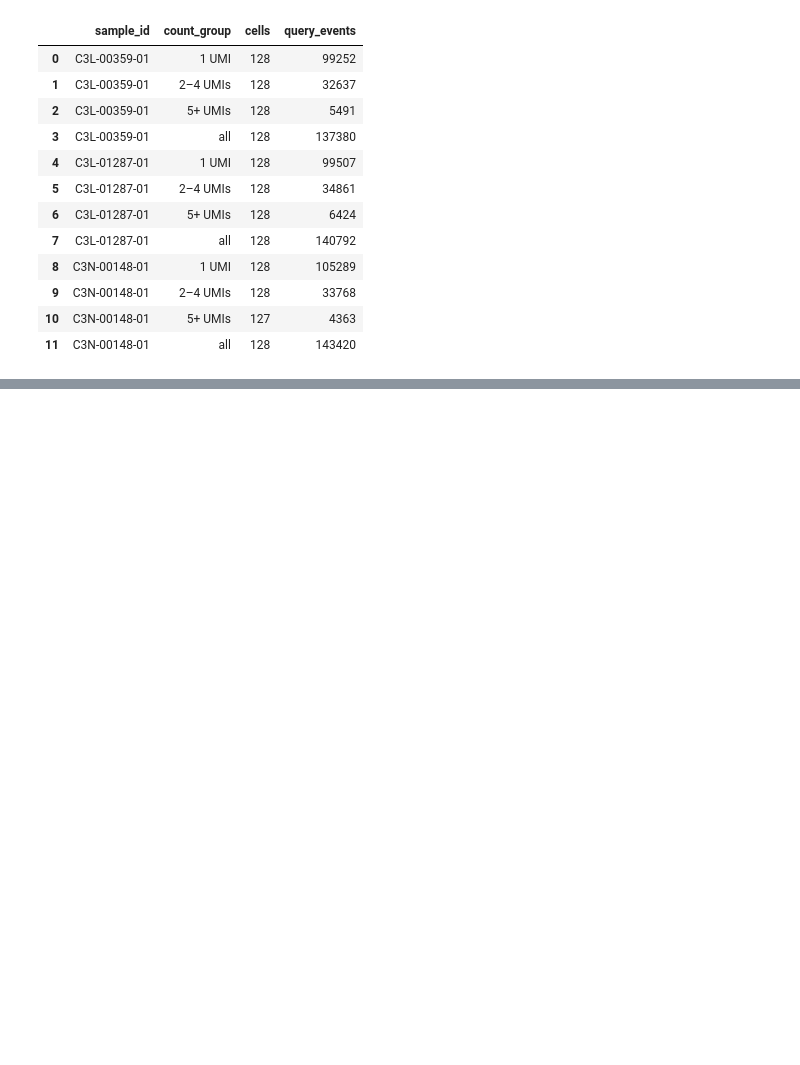
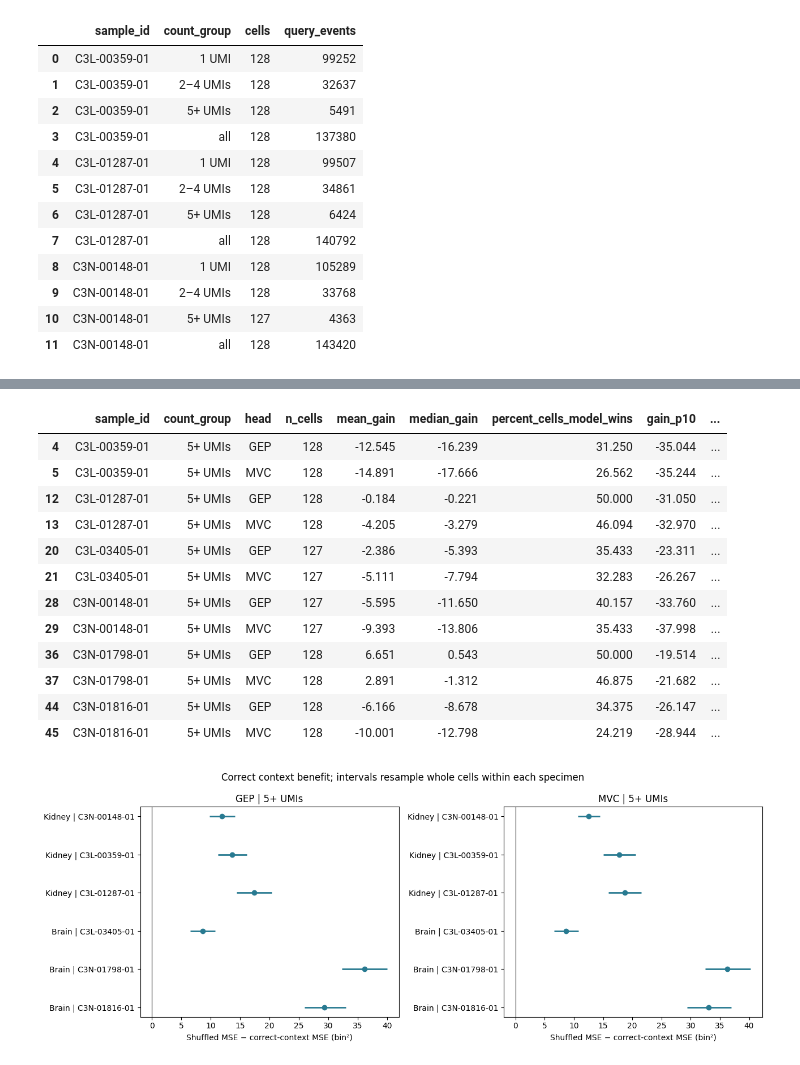
Before and after one commit to AkashPrasad2/scgpt-cna, a Jupyter notebook: notebooks/05-scGPT_benchmarking.ipynb, the cells around one changed output, grey strips where cells are left out. Cells and saved outputs as stored; diff of their text form; code cells hidden in the pictures; blank space fills up the shorter version.

```diff
--- a/notebooks/05-scGPT_benchmarking.ipynb
+++ b/notebooks/05-scGPT_benchmarking.ipynb
@@ -945,0 +2470,66 @@ Figures: /home/akash1/scgpt-cna/multicase_expression/results/20261105T2128423167
+# %%
+# 6 — Diagnostic 2: correct versus shuffled context, paired within the same cell.
+context_rows = []
+for sid in SAMPLE_IDS:
+    for group in COUNT_GROUPS:
+        part = cell_scores.loc[cell_scores["sample_id"].eq(sid) & cell_scores["count_group"].eq(group)]
+        table = part.pivot(index="cell_id", columns="method", values="MSE")
+        for head in ["GEP", "MVC"]:
+            if table.empty:
+                continue
+            gain = table[head + "_shuffled"] - table[head]
+            lo, hi = bootstrap_mean(gain)
+            context_rows.append({
+                "sample_id": sid, "count_group": group, "head": head, "n_cells": len(gain),
+                "correct_MSE": float(table[head].mean()),
+                "shuffled_MSE": float(table[head + "_shuffled"].mean()),
+                "mean_context_gain": float(gain.mean()), "median_context_gain": float(gain.median()),
+                "percent_cells_correct_context_wins": float(100 * gain.gt(0).mean()),
+                "cell_bootstrap_low": float(lo), "cell_bootstrap_high": float(hi),
+            })
+context_summary = pd.DataFrame(context_rows).merge(sample_info.reset_index(), on="sample_id")
+context_summary.to_csv(OUT / "correct_vs_shuffled_context.csv", index=False)
+print("Positive gain means correct gene–expression associations helped.")
+display(context_summary.loc[context_summary["count_group"].eq("5+ UMIs")].round(3))
+
+# Original model versus baseline: paired per-cell gains and spread of the benefit.
+baseline_rows = []
+for (sid, group, head), part in cell_scores.loc[cell_scores["method"].isin(["GEP", "MVC"])].groupby(
+        ["sample_id", "count_group", "method"]):
+    gain = part["MSE_gain"].to_numpy()
+    lo, hi = bootstrap_mean(gain)
+    baseline_rows.append({"sample_id": sid, "count_group": group, "head": head,
+                          "n_cells": len(gain), "mean_gain": float(gain.mean()),
+                          "median_gain": float(np.median(gain)),
+                          "percent_cells_model_wins": float(100 * np.mean(gain > 0)),
+                          "gain_p10": float(np.quantile(gain, .1)), "gain_p90": float(np.quantile(gain, .9)),
+                          "cell_bootstrap_low": float(lo), "cell_bootstrap_high": float(hi)})
+baseline_gain_spread = pd.DataFrame(baseline_rows)
+baseline_gain_spread.to_csv(OUT / "paired_baseline_gain_spread.csv", index=False)
+print("Does the exceptional specimen improve in many cells, or a minority with large gains?")
+display(baseline_gain_spread.loc[baseline_gain_spread["count_group"].eq("5+ UMIs")].round(3))
+
+fig, axes = plt.subplots(1, 2, figsize=(13, 5), squeeze=False)
+for ax, head in zip(axes[0], ["GEP", "MVC"]):
+    part = context_summary.loc[context_summary["count_group"].eq("5+ UMIs") &
+                               context_summary["head"].eq(head)].set_index("sample_id").reindex(SAMPLE_IDS)
+    x = part["mean_context_gain"].to_numpy()
+    lo = part["cell_bootstrap_low"].to_numpy()
+    hi = part["cell_bootstrap_high"].to_numpy()
+    y = np.arange(len(SAMPLE_IDS))
+    # Draw intervals directly: bootstrap percentile intervals need not contain the point estimate.
+    ax.hlines(y, lo, hi, color="#287A91", linewidth=2)
+    ax.scatter(x, y, color="#287A91", zorder=3)
+    ax.axvline(0, color="black", linewidth=.8)
+    ax.set_yticks(y, [f"{sample_info.loc[s, 'tissue']} | {s}" for s in SAMPLE_IDS])
+    ax.invert_yaxis()
+    ax.set_xlabel("Shuffled MSE − correct-context MSE (bin²)")
+    ax.set_title(head + " | 5+ UMIs")
+fig.suptitle("Correct context benefit; intervals resample whole cells within each specimen")
+fig.tight_layout()
+fig.savefig(FIGURES / "higher_count_context_benefit.png", dpi=200, bbox_inches="tight")
+fig.savefig(FIGURES / "higher_count_context_benefit.pdf", bbox_inches="tight")
+plt.show()
+print("Intervals are conditional cell-resampling summaries. They do not establish population-level")
+print("significance across patients and do not account for every dependency between cells/clones.")
+# %% [output]
@@ -945,0 +2551,14 @@ Figures: /home/akash1/scgpt-cna/multicase_expression/results/20261105T2128423167
+|  | sample_id | count_group | head | n_cells | mean_gain | median_gain | percent_cells_model_wins | gain_p10 | ... |
+| 4 | C3L-00359-01 | 5+ UMIs | GEP | 128 | -12.545 | -16.239 | 31.250 | -35.044 | ... |
+| 5 | C3L-00359-01 | 5+ UMIs | MVC | 128 | -14.891 | -17.666 | 26.562 | -35.244 | ... |
+| 12 | C3L-01287-01 | 5+ UMIs | GEP | 128 | -0.184 | -0.221 | 50.000 | -31.050 | ... |
+| 13 | C3L-01287-01 | 5+ UMIs | MVC | 128 | -4.205 | -3.279 | 46.094 | -32.970 | ... |
+| 20 | C3L-03405-01 | 5+ UMIs | GEP | 127 | -2.386 | -5.393 | 35.433 | -23.311 | ... |
+| 21 | C3L-03405-01 | 5+ UMIs | MVC | 127 | -5.111 | -7.794 | 32.283 | -26.267 | ... |
+| 28 | C3N-00148-01 | 5+ UMIs | GEP | 127 | -5.595 | -11.650 | 40.157 | -33.760 | ... |
+| 29 | C3N-00148-01 | 5+ UMIs | MVC | 127 | -9.393 | -13.806 | 35.433 | -37.998 | ... |
+| 36 | C3N-01798-01 | 5+ UMIs | GEP | 128 | 6.651 | 0.543 | 50.000 | -19.514 | ... |
+| 37 | C3N-01798-01 | 5+ UMIs | MVC | 128 | 2.891 | -1.312 | 46.875 | -21.682 | ... |
+| 44 | C3N-01816-01 | 5+ UMIs | GEP | 128 | -6.166 | -8.678 | 34.375 | -26.147 | ... |
+| 45 | C3N-01816-01 | 5+ UMIs | MVC | 128 | -10.001 | -12.798 | 24.219 | -28.944 | ... |
+[figure, added]
```
Also changed, not shown: parts of 24 cells of this notebook.
